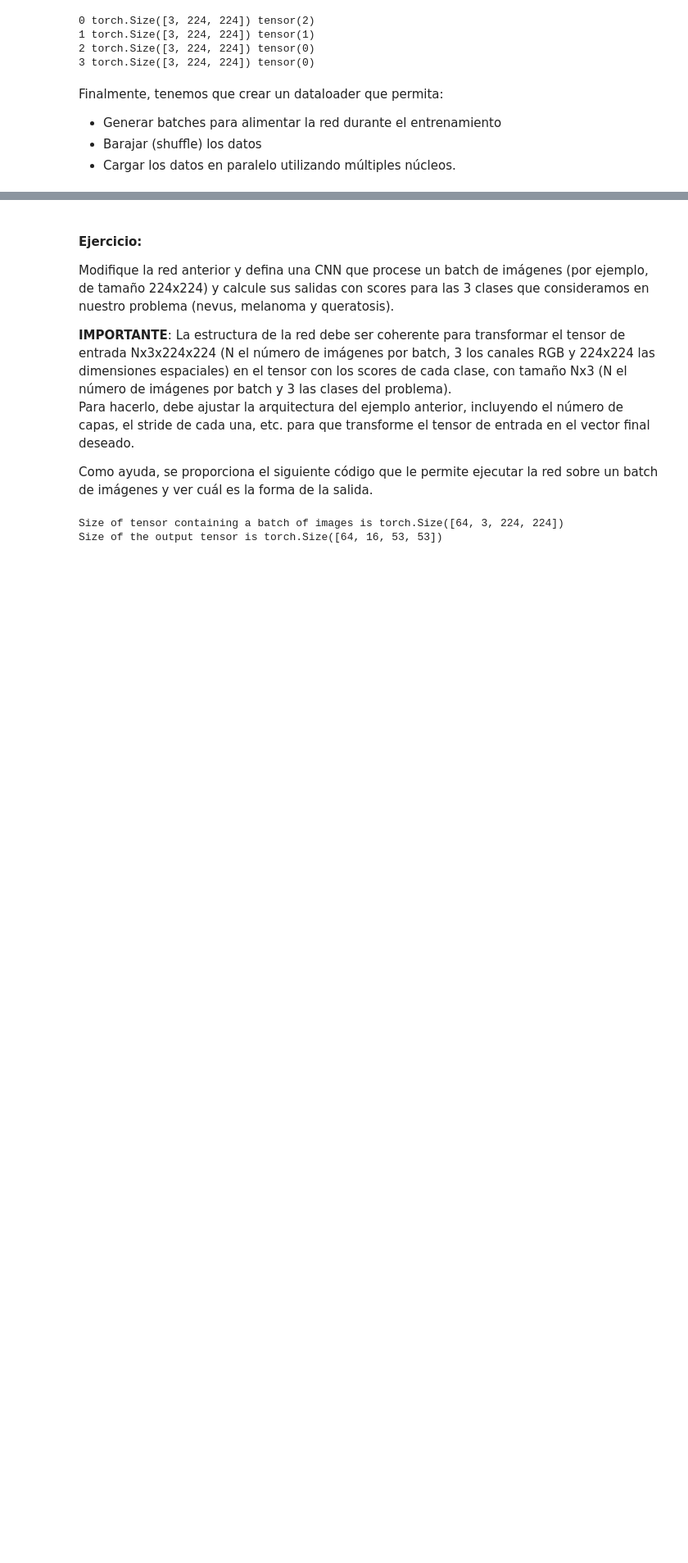
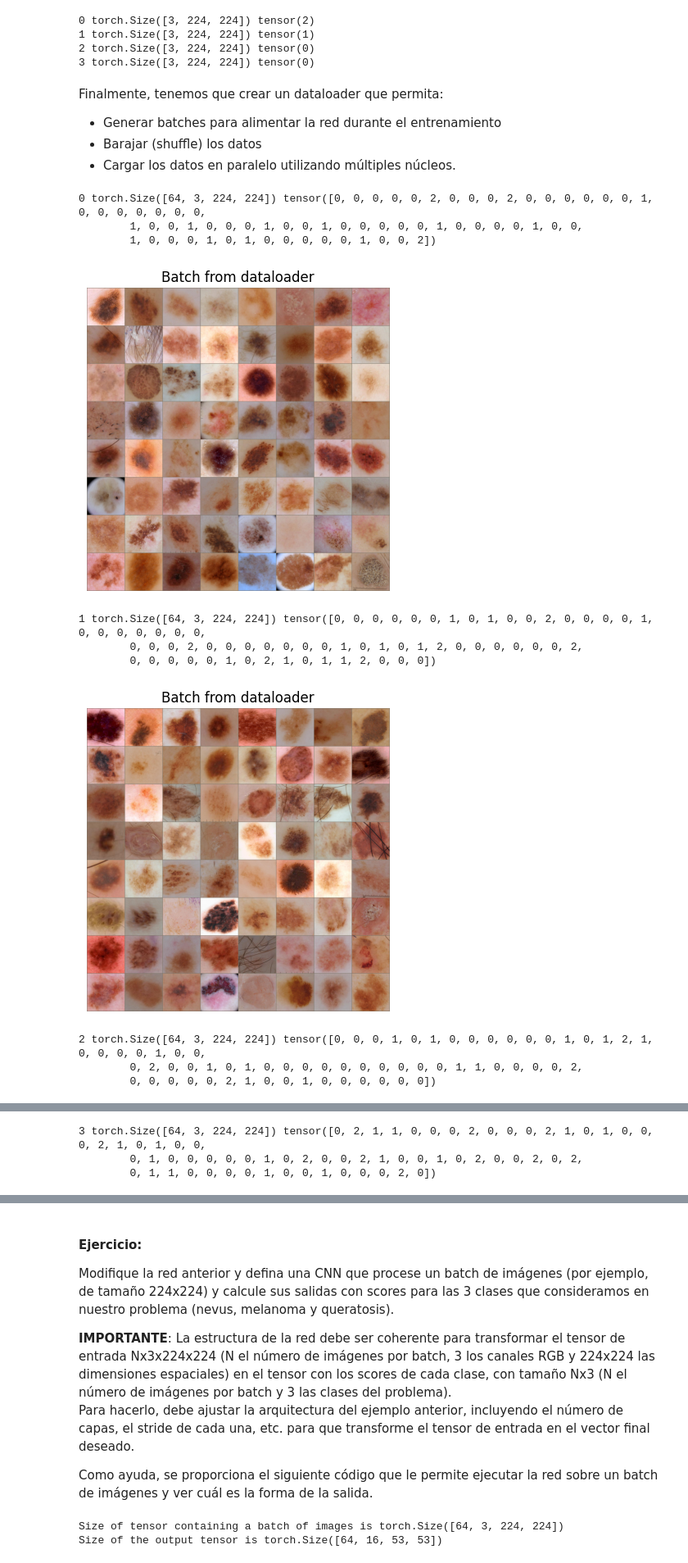
Before and after one commit to ldcas-uc3m/VA-P1, a Jupyter notebook: P2_Vision_Artificial.ipynb, the cells around one changed output, grey strips where cells are left out. Shown at 82% size. Cells and saved outputs as stored; diff of their text form; code cells hidden in the pictures; blank space fills up the shorter version.

```diff
--- a/P2_Vision_Artificial.ipynb
+++ b/P2_Vision_Artificial.ipynb
@@ -695,48 +680,78 @@ Finalmente, tenemos que crear un dataloader que permita:
 - Barajar (shuffle) los datos
 - Cargar los datos en paralelo utilizando múltiples núcleos.
 # %%
-#Specify training dataset, with a batch size of 8, shuffle the samples, and parallelize with 3 workers
-#IMPORTANT!!!!! If you plan to run this in a Windows machine, set num_workers=0. Pytorch has a bug on windows
-train_dataloader = DataLoader(train_dataset, batch_size=64,
-                        shuffle=True, num_workers=3)
-#Validation dataset => No shuffle
-val_dataloader = DataLoader(val_dataset, batch_size=256,
-                        shuffle=False, num_workers=3)
+# Specify training dataset, with a batch size of 8, shuffle the samples, and parallelize with 3 workers
+# IMPORTANT!!!!! If you plan to run this in a Windows machine, set num_workers=0. Pytorch has a bug on windows
+num_workers = 0 if os.name == "nt" else 3
 
-#Test Dataset => => No shuffle
-test_dataloader = DataLoader(test_dataset, batch_size=256,
-                        shuffle=False, num_workers=3)
+
+train_dataloader = DataLoader(
+    train_dataset,
+    batch_size=64,
+    shuffle=True,
+    num_workers=num_workers
+)
+
+# Validation dataset => No shuffle
+val_dataloader = DataLoader(
+    val_dataset,
+    batch_size=256,
+    shuffle=False,
+    num_workers=num_workers
+)
+
+# Test Dataset => No shuffle
+test_dataloader = DataLoader(
+    test_dataset,
+    batch_size=256,
+    shuffle=False,
+    num_workers=num_workers
+)
 
 
 # Auxiliary function to visualize a batch
 def show_batch(sample_batched):
-    """Mostramos las lesiones de un batch."""
+    """
+    Mostramos las lesiones de un batch.
+    """
     images_batch, labels_batch = \
-            sample_batched['image'], sample_batched['label']
+        sample_batched['image'], sample_batched['label']
     batch_size = len(images_batch)
     im_size = images_batch.size(2)
     grid_border_size = 2
 
-    #Generamos el grid
+    # Generamos el grid
     grid = utils.make_grid(images_batch)
-    #Lo pasamos a numpy y lo desnormalizamos
+    # Lo pasamos a numpy y lo desnormalizamos
     grid=grid.numpy().transpose((1, 2, 0))
     mean = np.array([0.485, 0.456, 0.406])
     std = np.array([0.229, 0.224, 0.225])
     grid = std * grid + mean
     grid = np.clip(grid, 0, 1)
     plt.imshow(grid)
     plt.title('Batch from dataloader')
 
 for i_batch, sample_batched in enumerate(train_dataloader):
     print(i_batch, sample_batched['image'].size(),
           sample_batched['label'])
     plt.figure()
     show_batch(sample_batched)
     plt.axis('off')
     plt.ioff()
     plt.show()
 
-    #We show the data of the 3rd batch and stop.
+    # We show the data of the 3rd batch and stop.
     if i_batch == 3:
         break
+# %% [output]
+0 torch.Size([64, 3, 224, 224]) tensor([0, 0, 0, 0, 0, 2, 0, 0, 0, 2, 0, 0, 0, 0, 0, 0, 1, 0, 0, 0, 0, 0, 0, 0,
+        1, 0, 0, 1, 0, 0, 0, 1, 0, 0, 1, 0, 0, 0, 0, 0, 1, 0, 0, 0, 0, 1, 0, 0,
+        1, 0, 0, 0, 1, 0, 1, 0, 0, 0, 0, 0, 1, 0, 0, 2])
+[figure, added]
+1 torch.Size([64, 3, 224, 224]) tensor([0, 0, 0, 0, 0, 0, 1, 0, 1, 0, 0, 2, 0, 0, 0, 0, 1, 0, 0, 0, 0, 0, 0, 0,
+        0, 0, 0, 2, 0, 0, 0, 0, 0, 0, 0, 1, 0, 1, 0, 1, 2, 0, 0, 0, 0, 0, 0, 2,
+        0, 0, 0, 0, 0, 1, 0, 2, 1, 0, 1, 1, 2, 0, 0, 0])
+[figure, added]
+2 torch.Size([64, 3, 224, 224]) tensor([0, 0, 0, 1, 0, 1, 0, 0, 0, 0, 0, 0, 1, 0, 1, 2, 1, 0, 0, 0, 0, 1, 0, 0,
+        0, 2, 0, 0, 1, 0, 1, 0, 0, 0, 0, 0, 0, 0, 0, 0, 0, 1, 1, 0, 0, 0, 0, 2,
+        0, 0, 0, 0, 0, 2, 1, 0, 0, 1, 0, 0, 0, 0, 0, 0])
@@ -742,0 +759,3 @@ for i_batch, sample_batched in enumerate(train_dataloader):
+3 torch.Size([64, 3, 224, 224]) tensor([0, 2, 1, 1, 0, 0, 0, 2, 0, 0, 0, 2, 1, 0, 1, 0, 0, 0, 2, 1, 0, 1, 0, 0,
+        0, 1, 0, 0, 0, 0, 0, 1, 0, 2, 0, 0, 2, 1, 0, 0, 1, 0, 2, 0, 0, 2, 0, 2,
+        0, 1, 1, 0, 0, 0, 0, 1, 0, 0, 1, 0, 0, 0, 2, 0])
```
Also changed, not shown: parts of 29 cells of this notebook, 1 other file.
